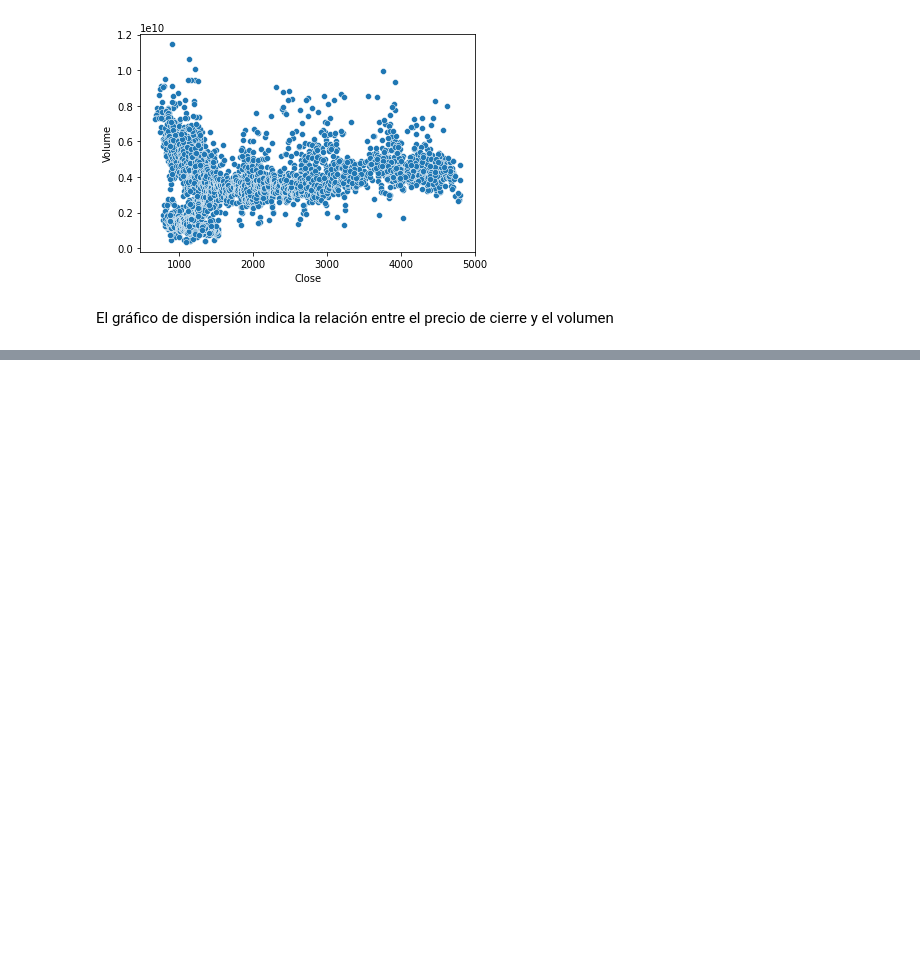
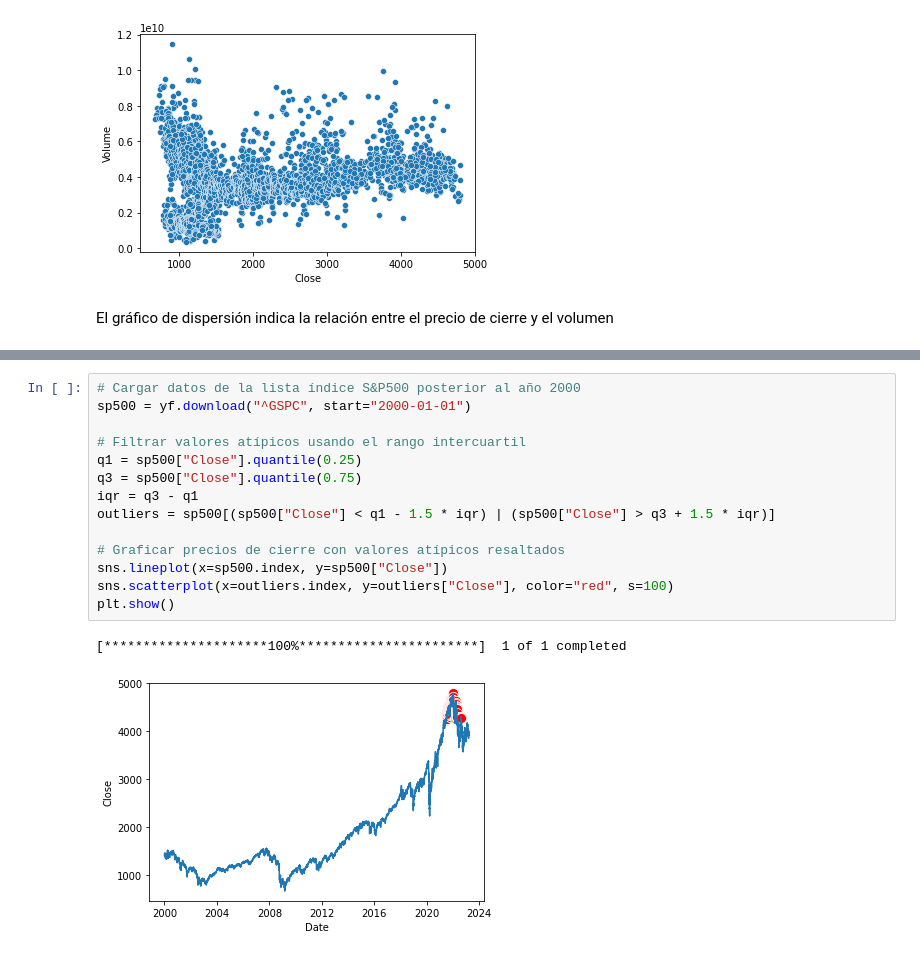
Before and after one commit to diegomaneyro/Analytics, a Jupyter notebook: EDA/Analytics_EDA.ipynb, the cells around one changed output, grey strips where cells are left out. Saved outputs shown, nothing was run; the diff lists cells and outputs as text; blank space fills up the shorter version.

```diff
--- a/EDA/Analytics_EDA.ipynb
+++ b/EDA/Analytics_EDA.ipynb
@@ -99,0 +124,17 @@ El gráfico de dispersión indica la relación entre el precio de cierre y el vo
+# %%
+# Cargar datos de la lista índice S&P500 posterior al año 2000
+sp500 = yf.download("^GSPC", start="2000-01-01")
+
+# Filtrar valores atípicos usando el rango intercuartil
+q1 = sp500["Close"].quantile(0.25)
+q3 = sp500["Close"].quantile(0.75)
+iqr = q3 - q1
+outliers = sp500[(sp500["Close"] < q1 - 1.5 * iqr) | (sp500["Close"] > q3 + 1.5 * iqr)]
+
+# Graficar precios de cierre con valores atípicos resaltados
+sns.lineplot(x=sp500.index, y=sp500["Close"])
+sns.scatterplot(x=outliers.index, y=outliers["Close"], color="red", s=100)
+plt.show()
+# %% [output]
+[*********************100%***********************]  1 of 1 completed
+[figure, added]
```
Also changed, not shown: parts of 5 cells of this notebook.
